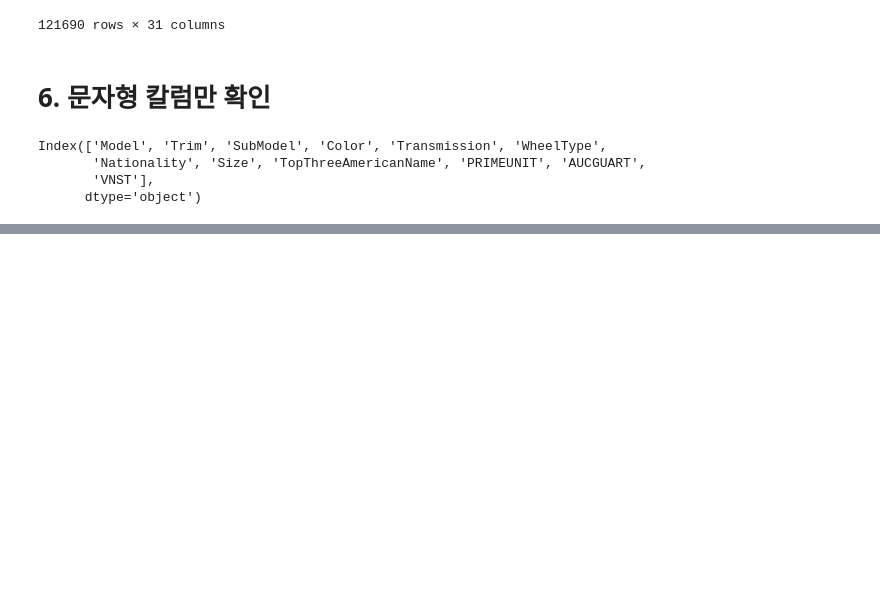
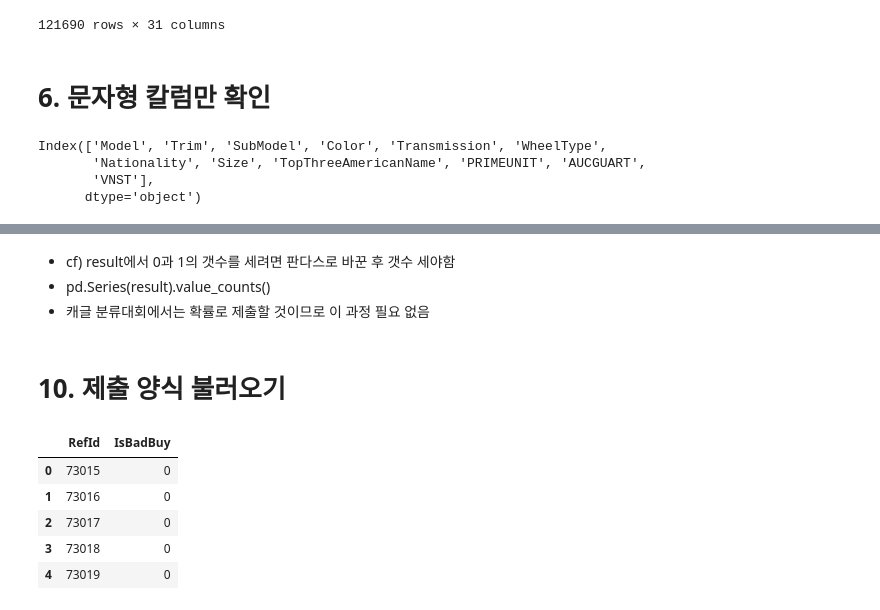
Before and after one commit to psuny1116/kaggle, a Jupyter notebook: Don't get kicked.ipynb, the cells around one changed output, grey strips where cells are left out. Cells and saved outputs as stored; diff of their text form; code cells hidden in the pictures; blank space fills up the shorter version.

```diff
--- a/Don't get kicked.ipynb
+++ b/Don't get kicked.ipynb
@@ -185,0 +293,16 @@ Index(['Model', 'Trim', 'SubModel', 'Color', 'Transmission', 'WheelType',
+# %% [markdown]
+- cf) result에서 0과 1의 갯수를 세려면 판다스로 바꾼 후 갯수 세야함
+- pd.Series(result).value_counts()
+- 캐글 분류대회에서는 확률로 제출할 것이므로 이 과정 필요 없음
+# %% [markdown]
+# 10. 제출 양식 불러오기
+# %%
+sub = pd.read_csv('example_entry.csv')
+sub.head()
+# %% [output]
+|  | RefId | IsBadBuy |
+| 0 | 73015 | 0 |
+| 1 | 73016 | 0 |
+| 2 | 73017 | 0 |
+| 3 | 73018 | 0 |
+| 4 | 73019 | 0 |
```
Also changed, not shown: parts of 16 cells of this notebook.
